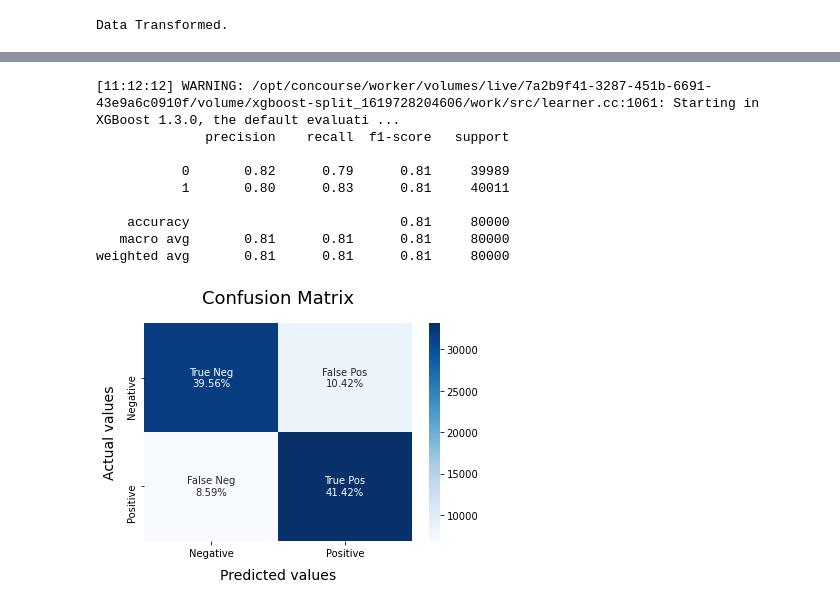
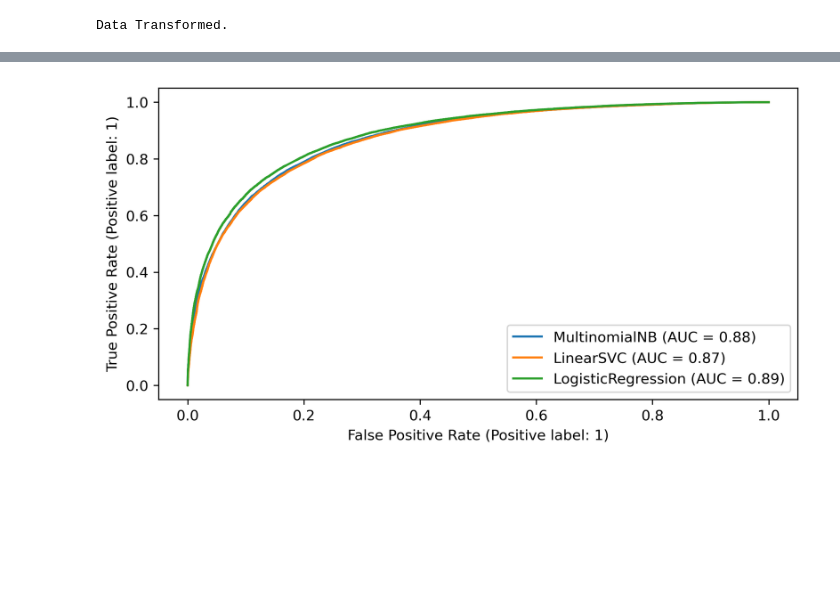
Before and after one commit to Connorrmcd6/Gartner-Hype-Cycle, a Jupyter notebook: Classification/Code/training.ipynb, the cells around one changed output, grey strips where cells are left out. Cells and saved outputs as stored; diff of their text form; code cells hidden in the pictures; blank space fills up the shorter version.

```diff
--- a/Classification/Code/training.ipynb
+++ b/Classification/Code/training.ipynb
@@ -225,25 +238,14 @@ weighted avg       0.83      0.83      0.83     80000
 # %%
-xgb = XGBClassifier(max_depth=6, n_estimators=1000)
-xgb.fit(X_train, y_train)
-model_Evaluate(xgb)
+# xgb = XGBClassifier(max_depth=6, n_estimators=1000)
+# xgb.fit(X_train, y_train)
+# model_Evaluate(xgb)
-# %% [output]
-[11:12:12] WARNING: /opt/concourse/worker/volumes/live/7a2b9f41-3287-451b-6691-43e9a6c0910f/volume/xgboost-split_1619728204606/work/src/learner.cc:1061: Starting in XGBoost 1.3.0, the default evaluati ...
-              precision    recall  f1-score   support
-
-           0       0.82      0.79      0.81     39989
-           1       0.80      0.83      0.81     40011
-
-    accuracy                           0.81     80000
-   macro avg       0.81      0.81      0.81     80000
-weighted avg       0.81      0.81      0.81     80000
-[figure, removed]
 # %%
 # bnb_roc = plot_roc_curve(BNBmodel, X_test, y_test)
-plt.rcParams["figure.figsize"] = [8, 4]
-plt.rcParams['figure.dpi'] = 300
 mnb_roc = plot_roc_curve(MNBmodel, X_test, y_test)
 svc_roc = plot_roc_curve(SVCmodel, X_test, y_test, ax=mnb_roc.ax_)
 lr_roc = plot_roc_curve(LRmodel, X_test, y_test, ax=mnb_roc.ax_)
-xgb_roc = plot_roc_curve(xgb, X_test, y_test, ax=mnb_roc.ax_)
-xgb_roc.figure_.suptitle("ROC curve comparison")
+# xgb_roc = plot_roc_curve(xgb, X_test, y_test, ax=mnb_roc.ax_)
+# xgb_roc.figure_.suptitle("ROC curve comparison")
+# %% [output]
+[figure, added]
 # %%
```
Also changed, not shown: parts of 9 cells of this notebook, 1 other file.
